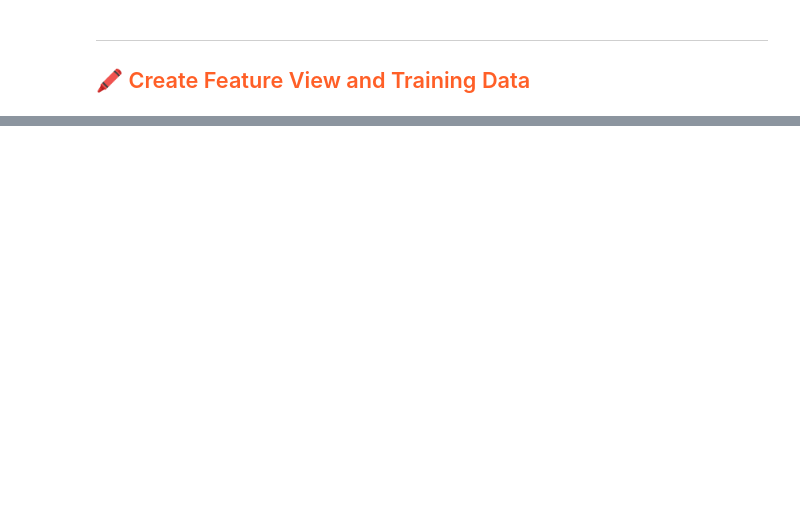
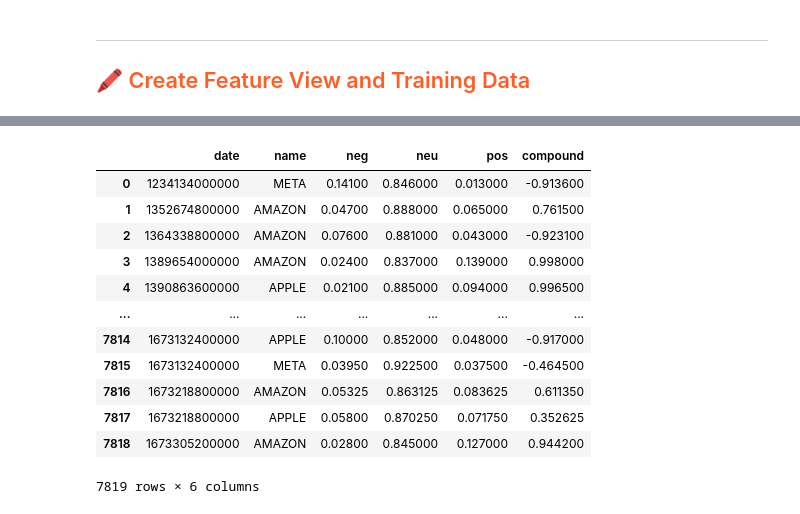
Before and after one commit to avatar46/ID2223, a Jupyter notebook: Pipelines/Feature_view.ipynb, the cells around one changed output, grey strips where cells are left out. Cells and saved outputs as stored; diff of their text form; code cells hidden in the pictures; blank space fills up the shorter version.

```diff
--- a/Pipelines/Feature_view.ipynb
+++ b/Pipelines/Feature_view.ipynb
@@ -52,0 +140,19 @@ query.read()
+# %%
+acc_senti_df.publish_date = acc_senti_df.publish_date.apply(datetime_2_int)
+acc_senti_df = acc_senti_df.rename(columns={'publish_date': 'date', 'ticker': 'name'})
+acc_senti_df['name'] = acc_senti_df['name'].str.upper()
+acc_senti_df
+# %% [output]
+|  | date | name | neg | neu | pos | compound |
+| 0 | 1234134000000 | META | 0.14100 | 0.846000 | 0.013000 | -0.913600 |
+| 1 | 1352674800000 | AMAZON | 0.04700 | 0.888000 | 0.065000 | 0.761500 |
+| 2 | 1364338800000 | AMAZON | 0.07600 | 0.881000 | 0.043000 | -0.923100 |
+| 3 | 1389654000000 | AMAZON | 0.02400 | 0.837000 | 0.139000 | 0.998000 |
+| 4 | 1390863600000 | APPLE | 0.02100 | 0.885000 | 0.094000 | 0.996500 |
+| ... | ... | ... | ... | ... | ... | ... |
+| 7814 | 1673132400000 | APPLE | 0.10000 | 0.852000 | 0.048000 | -0.917000 |
+| 7815 | 1673132400000 | META | 0.03950 | 0.922500 | 0.037500 | -0.464500 |
+| 7816 | 1673218800000 | AMAZON | 0.05325 | 0.863125 | 0.083625 | 0.611350 |
+| 7817 | 1673218800000 | APPLE | 0.05800 | 0.870250 | 0.071750 | 0.352625 |
+| 7818 | 1673305200000 | AMAZON | 0.02800 | 0.845000 | 0.127000 | 0.944200 |
+7819 rows × 6 columns
```
Also changed, not shown: parts of 20 cells of this notebook, 7 other files.
